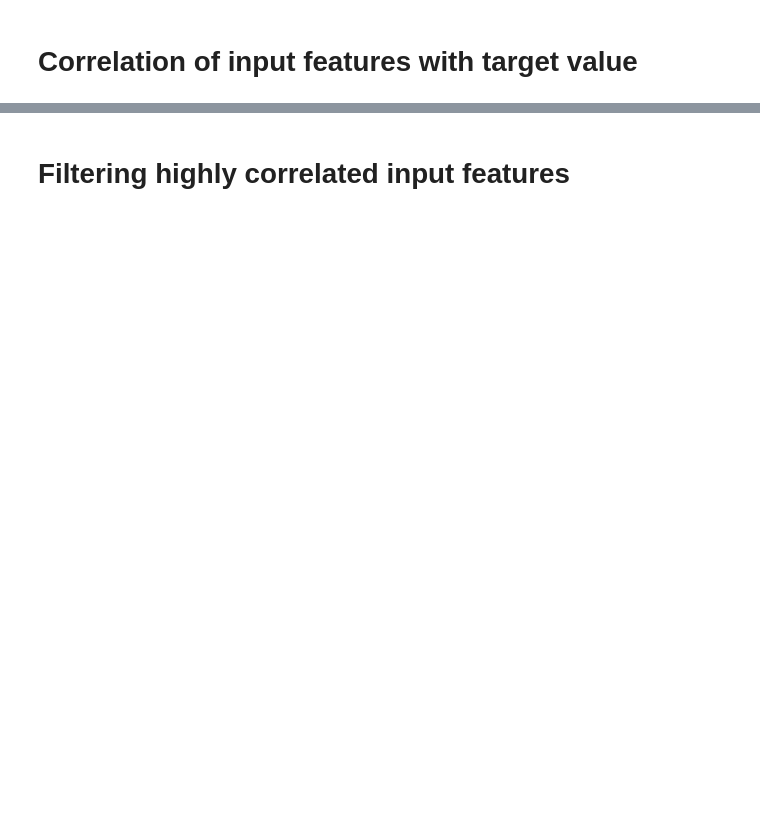
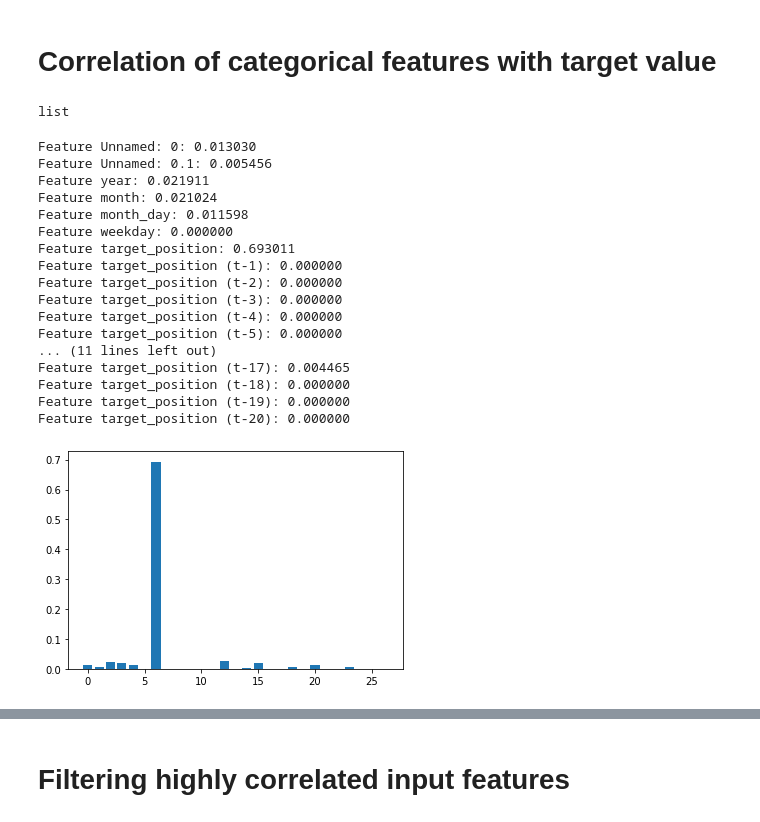
Before and after one commit to abu-rayyan/oil_futures, a Jupyter notebook: src/features_selection_classification.ipynb, the cells around one changed output, grey strips where cells are left out. Cells and saved outputs as stored; diff of their text form; code cells hidden in the pictures; blank space fills up the shorter version.

```diff
--- a/src/features_selection_classification.ipynb
+++ b/src/features_selection_classification.ipynb
@@ -20,2 +29,10 @@ from sklearn.metrics import confusion_matrix
 # from sklearn.model_selection import GridSearchCV
+# %%
+# feature selection
+def select_features(inputs, target):
+	# configure to select all features
+	fs = SelectKBest(score_func=mutual_info_classif, k=5)
+	# learn relationship from training data
+	fs.fit(inputs, target)
+	return fs
 # %%
@@ -33,2 +74,38 @@ df.head()
 # %% [markdown]
-# Correlation of input features with target value
+# Correlation of categorical features with target value
+# %%
+# feature selection
+fs = select_features(df_cat.values, df_cat.target_position.values)
+# %%
+
+cat_cols=df_cat.columns.tolist()
+# %%
+type(cat_cols)
+# %% [output]
+list
+# %%
+# what are scores for the features
+for i in range(len(fs.scores_)):
+	print('Feature %s: %f' % (cat_cols[i], fs.scores_[i]))
+# plot the scores
+pyplot.bar([i for i in range(len(fs.scores_))], fs.scores_)
+pyplot.show()
+# %% [output]
+Feature Unnamed: 0: 0.013030
+Feature Unnamed: 0.1: 0.005456
+Feature year: 0.021911
+Feature month: 0.021024
+Feature month_day: 0.011598
+Feature weekday: 0.000000
+Feature target_position: 0.693011
+Feature target_position (t-1): 0.000000
+Feature target_position (t-2): 0.000000
+Feature target_position (t-3): 0.000000
+Feature target_position (t-4): 0.000000
+Feature target_position (t-5): 0.000000
+... (11 lines left out)
+Feature target_position (t-17): 0.004465
+Feature target_position (t-18): 0.000000
+Feature target_position (t-19): 0.000000
+Feature target_position (t-20): 0.000000
+[figure, added]
```
Also changed, not shown: parts of 45 cells of this notebook, 11 other files.
